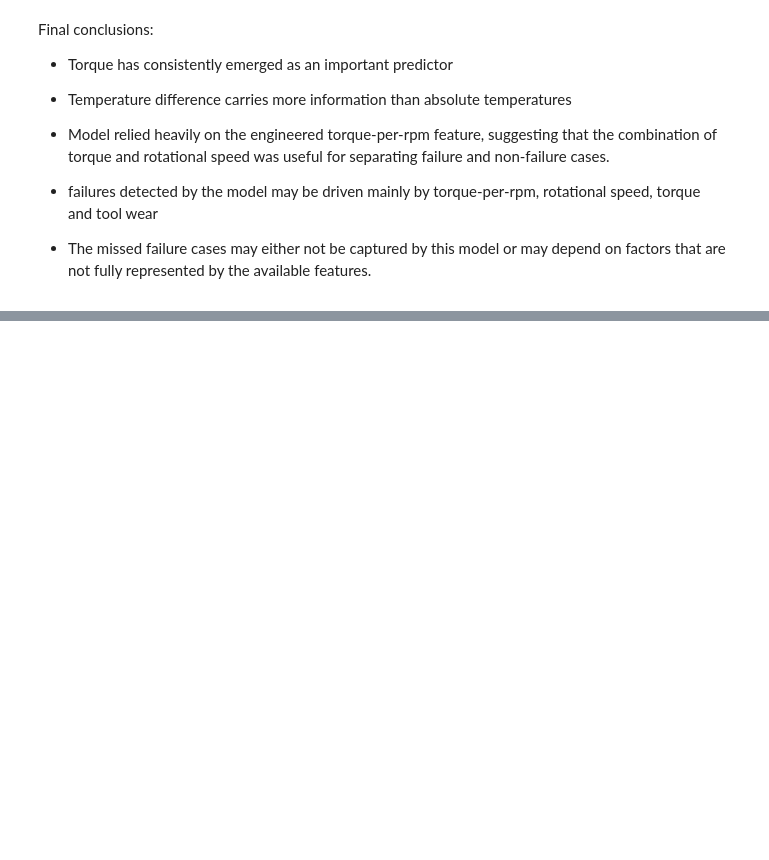
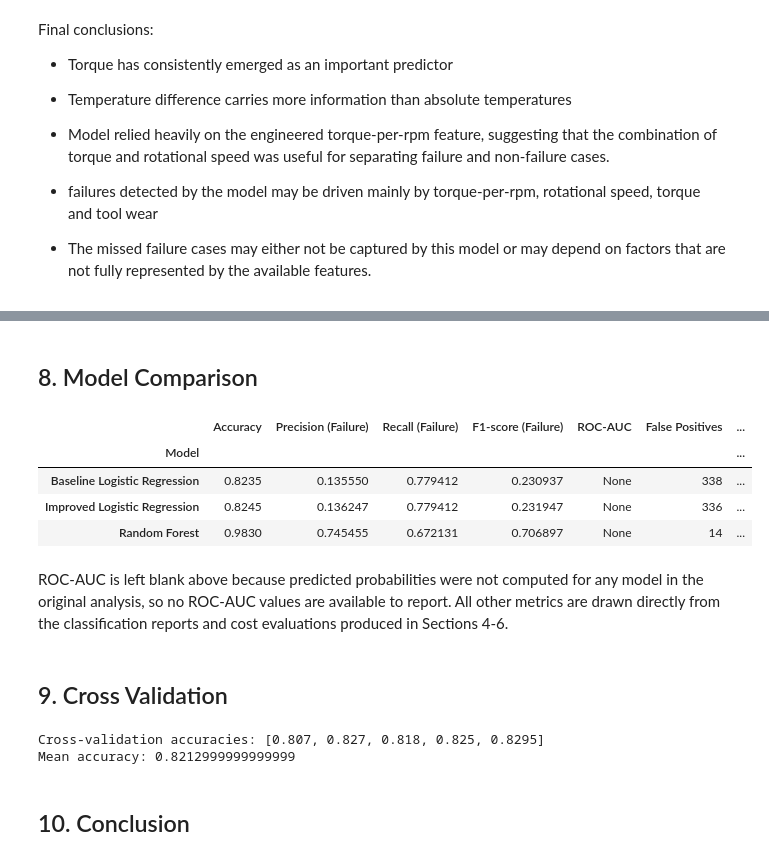
Before and after one commit to ananyag595/predictive-maintenance, a Jupyter notebook: notebooks/AI4I-eda-reorganized.ipynb, the cells around one changed output, grey strips where cells are left out. Saved outputs shown, nothing was run; the diff lists cells and outputs as text; code cells hidden in the pictures; blank space fills up the shorter version.

Commit message:
Perform cross validation and cost based evaluation

```diff
--- a/notebooks/AI4I-eda.ipynb
+++ b/notebooks/AI4I-eda-reorganized.ipynb
@@ -420,3 +591,5 @@ print(f"Logistic Regression model accuracy: {acc:.2f}%")
 Logistic Regression model accuracy: 82.45%
 # %%
 y_pred = clf_torque.predict(X_test)
+# %%
+cost_metrics = evaluate_costs(y_test, y_pred, fp_cost=1.0, fn_cost=10.0)
@@ -448,3 +631,8 @@ print(classification_report(y_test, y_pred, target_names=['No failure', 'Failure
     accuracy                           0.82      2000
    macro avg       0.56      0.80      0.57      2000
 weighted avg       0.96      0.82      0.88      2000
+# %%
+# Snapshot improved model results for later comparison (Section 8)
+improved_y_test, improved_y_pred = y_test.copy(), y_pred.copy()
+improved_cost_metrics = cost_metrics
+improved_accuracy = acc
@@ -487,3 +677,5 @@ weighted avg       0.98      0.98      0.98      2000
 - Failure class - 0.75 precision - 75/100 machines predicted to fail, actually failed - roughly 1 out every 4 failures was a false alarm
 - Failure class - 0.67 recall - 67/100 machines were correctly predicted to have failed - roughly 1 out every 3 failures was missed(false negative)
 - Failure class - F1 score of 0.71 - reasonable balance between actual failures and false alarms
+# %%
+cost_metrics = evaluate_costs(y_test, y_pred, fp_cost=1.0, fn_cost=10.0)
@@ -566,3 +768,8 @@ Final conclusions:
 
 - failures detected by the model may be driven mainly by torque-per-rpm, rotational speed, torque and tool wear
 - The missed failure cases may either not be captured by this model or may depend on factors that are not fully represented by the available features.
+# %%
+# Snapshot Random Forest results for later comparison (Section 8)
+rf_y_test, rf_y_pred = y_test.copy(), y_pred.copy()
+rf_cost_metrics = cost_metrics
+rf_accuracy_snapshot = accuracy
@@ -569,7 +780,57 @@ Final conclusions:
+# %% [markdown]
+## 8. Model Comparison
+# %%
+from sklearn.metrics import classification_report as _classification_report_dict
+
+def _summarize(name, y_true, y_pred, cost_metrics, accuracy):
+    report = _classification_report_dict(y_true, y_pred, target_names=['No failure', 'Failure'], output_dict=True)
+    return {
+        'Model': name,
+        'Accuracy': accuracy if accuracy <= 1 else accuracy / 100,
+        'Precision (Failure)': report['Failure']['precision'],
+        'Recall (Failure)': report['Failure']['recall'],
+        'F1-score (Failure)': report['Failure']['f1-score'],
+        'ROC-AUC': None,  # not computed in the original analysis
+        'False Positives': cost_metrics['fp'],
+        'False Negatives': cost_metrics['fn'],
+        'Total Cost': cost_metrics['total_cost'],
+    }
+
+comparison_rows = [
+    _summarize('Baseline Logistic Regression', baseline_y_test, baseline_y_pred, baseline_cost_metrics, baseline_accuracy / 100),
+    _summarize('Improved Logistic Regression', improved_y_test, improved_y_pred, improved_cost_metrics, improved_accuracy / 100),
+    _summarize('Random Forest', rf_y_test, rf_y_pred, rf_cost_metrics, rf_accuracy_snapshot),
+]
+
+model_comparison_df = pd.DataFrame(comparison_rows).set_index('Model')
+model_comparison_df
+# %% [output]
+|  | Accuracy | Precision (Failure) | Recall (Failure) | F1-score (Failure) | ROC-AUC | False Positives | ... |
+| Model |  |  |  |  |  |  | ... |
+| Baseline Logistic Regression | 0.8235 | 0.135550 | 0.779412 | 0.230937 | None | 338 | ... |
+| Improved Logistic Regression | 0.8245 | 0.136247 | 0.779412 | 0.231947 | None | 336 | ... |
+| Random Forest | 0.9830 | 0.745455 | 0.672131 | 0.706897 | None | 14 | ... |
+# %% [markdown]
+ROC-AUC is left blank above because predicted probabilities were not computed for any model in the original analysis, so no ROC-AUC values are available to report. All other metrics are drawn directly from the classification reports and cost evaluations produced in Sections 4-6.
+# %% [markdown]
+## 9. Cross Validation
 # %%
 from sklearn.model_selection import StratifiedKFold
 
-lr = linear_model.LogisticRegression()
+lr = LogisticRegression(class_weight='balanced', max_iter=10000, random_state=0)
+skf = StratifiedKFold(n_splits=5, shuffle=True, random_state=1)
+lst_accu_stratified = []
 
-skf = StratifiedKFold(n_splits=10, shuffle=True, random_state=1)
-lst_accu_stratified = []
+for train_index, test_index in skf.split(X, y):
+    X_train_fold, X_test_fold = X.iloc[train_index], X.iloc[test_index]
+    y_train_fold, y_test_fold = y.iloc[train_index], y.iloc[test_index]
+    lr.fit(X_train_fold, y_train_fold)
+    lst_accu_stratified.append(lr.score(X_test_fold, y_test_fold))
+
+print("Cross-validation accuracies:", lst_accu_stratified)
+print("Mean accuracy:", sum(lst_accu_stratified) / len(lst_accu_stratified))
+# %% [output]
+Cross-validation accuracies: [0.807, 0.827, 0.818, 0.825, 0.8295]
+Mean accuracy: 0.8212999999999999
+# %% [markdown]
+## 10. Conclusion
```
Also changed, not shown: parts of 19 cells of this notebook.
